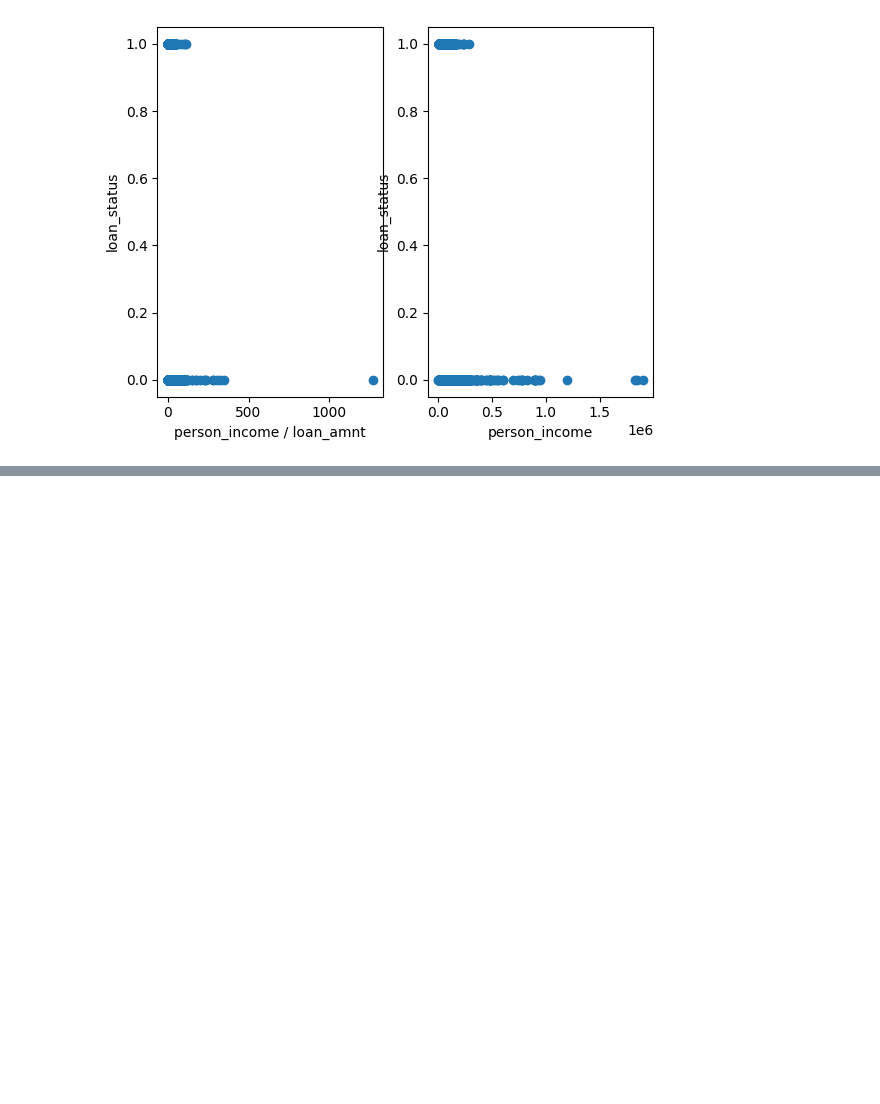
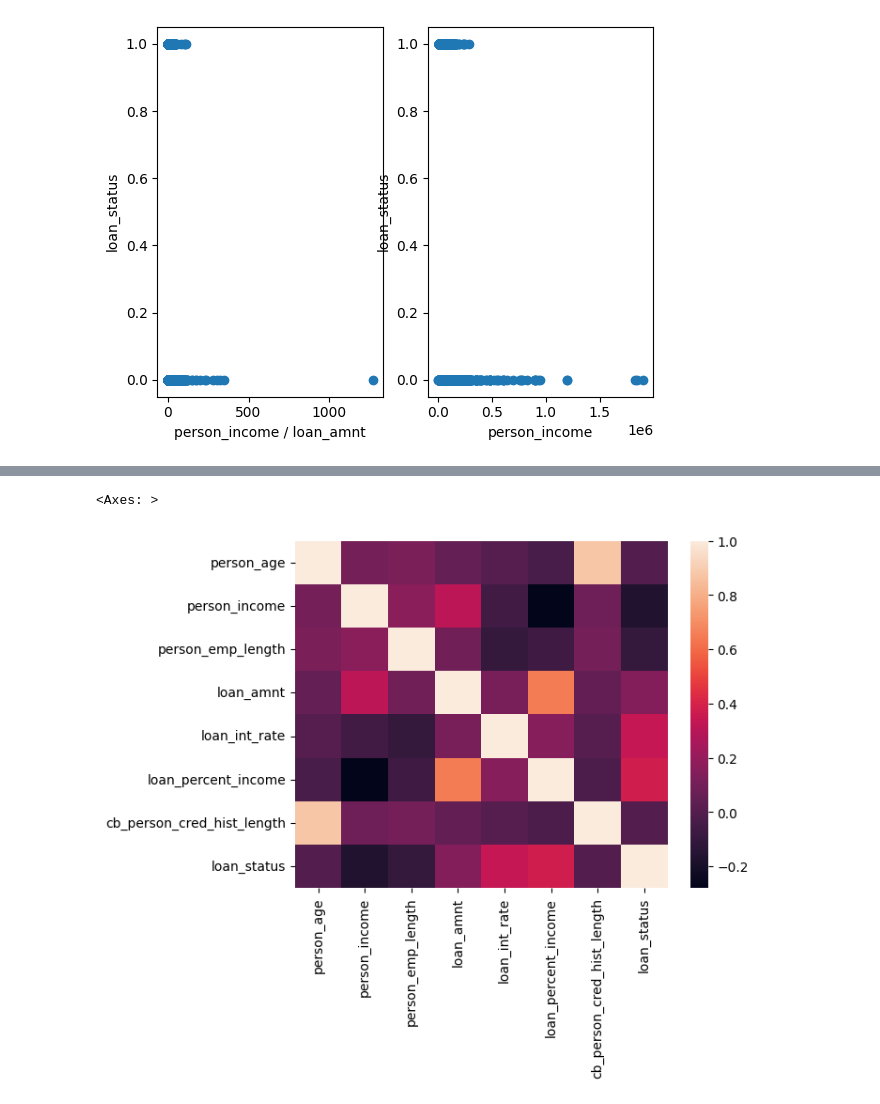
Before and after one commit to viniciuscantocosta/kaggle_loan_prediction, a Jupyter notebook: Loan Approval.ipynb, the cells around one changed output, grey strips where cells are left out. Drawn from its saved outputs; the diff is of its cells as text; code cells hidden in the pictures; blank space fills up the shorter version.

```diff
--- a/Loan Approval.ipynb
+++ b/Loan Approval.ipynb
@@ -91,0 +119,5 @@ plt.show()
+# %%
+sns.heatmap(df.drop(['id','person_home_ownership', 'loan_intent', 'loan_grade', 'cb_person_default_on_file'], axis=1).corr())
+# %% [output]
+<Axes: >
+[figure, added]
```
Also changed, not shown: parts of 12 cells of this notebook.
